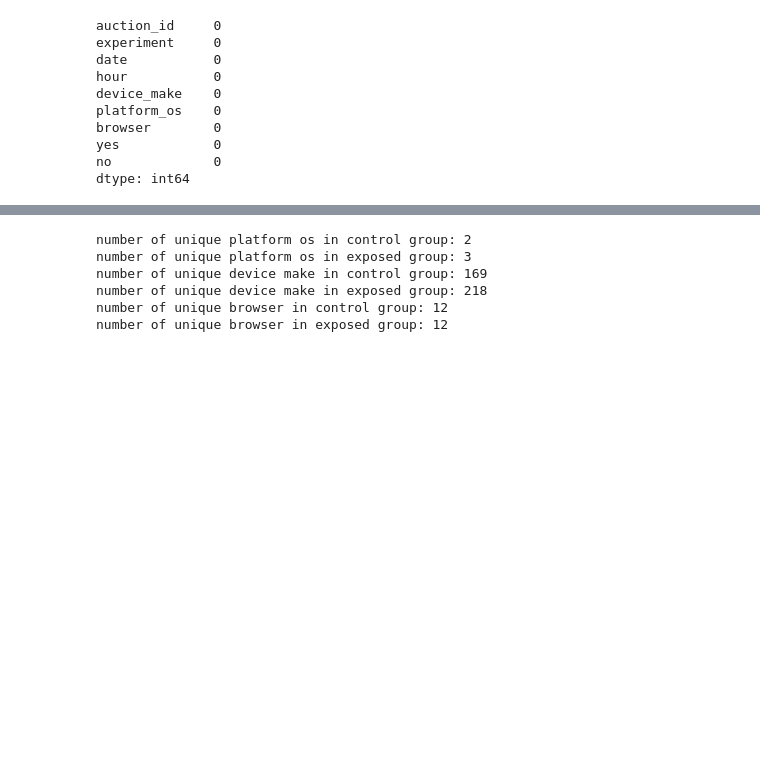
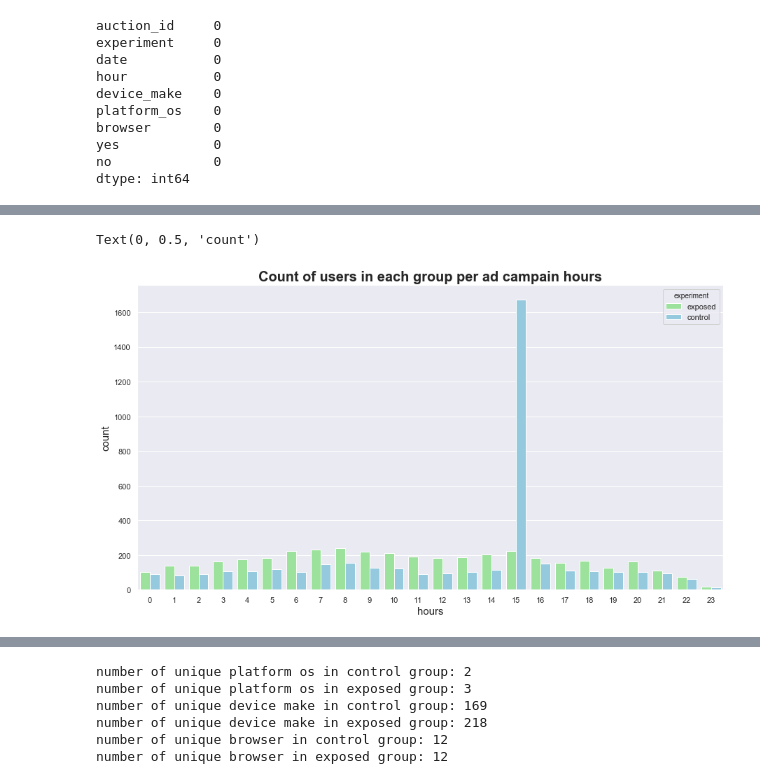
Before and after one commit to Jesjoce/Ad-campaign-performance-project, a Jupyter notebook: Data visualization/data_visualization.ipynb, the cells around one changed output, grey strips where cells are left out. Saved outputs shown, nothing was run; the diff lists cells and outputs as text; code cells hidden in the pictures; blank space fills up the shorter version.

```diff
--- a/Data visualization/data_visualization.ipynb
+++ b/Data visualization/data_visualization.ipynb
@@ -53,0 +105,10 @@ dtype: int64
+# %%
+plt.figure(figsize=(15,8))
+sns.set(style="darkgrid")
+ax = sns.countplot(x = 'hour',data = data, hue = 'experiment', palette=["lightgreen", "skyblue"])
+ax.set_title("Count of users in each group per ad campain hours", fontsize=20, fontweight='bold')
+ax.set_xlabel('hours', fontsize=15)
+ax.set_ylabel('count', fontsize=15)
+# %% [output]
+Text(0, 0.5, 'count')
+[figure, added]
```
Also changed, not shown: parts of 19 cells of this notebook.
